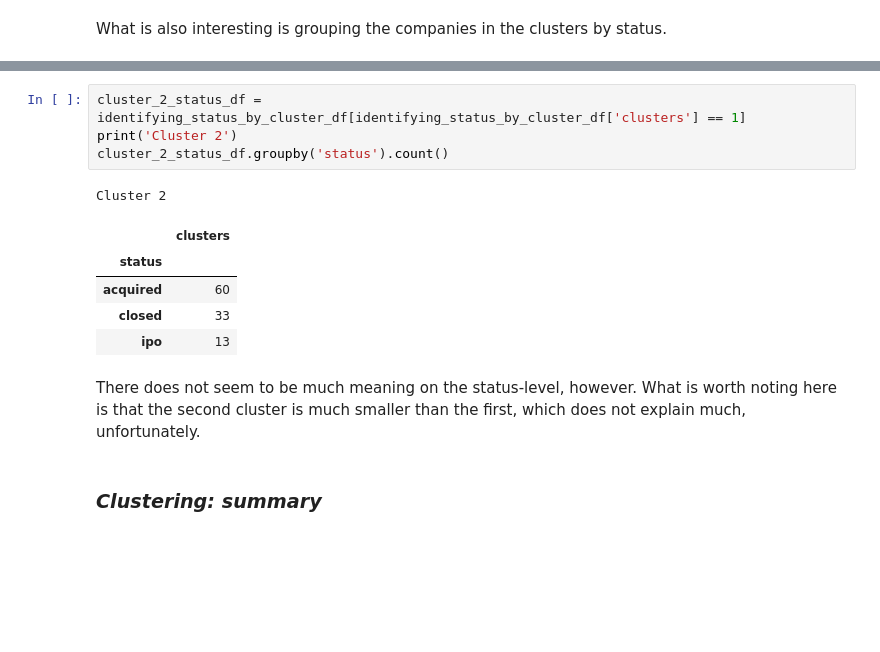
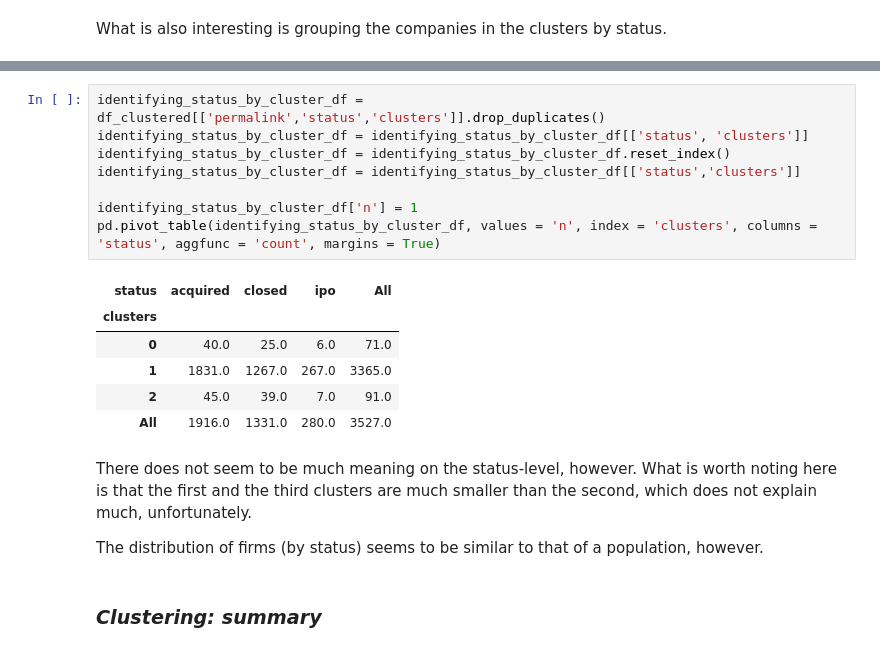
Before and after one commit to LVdatahub/Capstone-project----DS-Intensive-Springboard, a Jupyter notebook: Final notebook Capstone.ipynb, the cells around one changed output, grey strips where cells are left out. Saved outputs shown, nothing was run; the diff lists cells and outputs as text; blank space fills up the shorter version.

```diff
--- a/Final notebook Capstone.ipynb
+++ b/Final notebook Capstone.ipynb
@@ -1146,16 +1133,22 @@ Cluster 1
-# %%
-cluster_2_status_df = identifying_status_by_cluster_df[identifying_status_by_cluster_df['clusters'] == 1]
-print('Cluster 2')
-cluster_2_status_df.groupby('status').count()
-# %% [output]
-Cluster 2
-|  | clusters |
-| status |  |
-| acquired | 60 |
-| closed | 33 |
-| ipo | 13 |
+# %%
+identifying_status_by_cluster_df = df_clustered[['permalink','status','clusters']].drop_duplicates()
+identifying_status_by_cluster_df = identifying_status_by_cluster_df[['status', 'clusters']]
+identifying_status_by_cluster_df = identifying_status_by_cluster_df.reset_index()
+identifying_status_by_cluster_df = identifying_status_by_cluster_df[['status','clusters']]
+
+identifying_status_by_cluster_df['n'] = 1
+pd.pivot_table(identifying_status_by_cluster_df, values = 'n', index = 'clusters', columns = 'status', aggfunc = 'count', margins = True)
+# %% [output]
+| status | acquired | closed | ipo | All |
+| clusters |  |  |  |  |
+| 0 | 40.0 | 25.0 | 6.0 | 71.0 |
+| 1 | 1831.0 | 1267.0 | 267.0 | 3365.0 |
+| 2 | 45.0 | 39.0 | 7.0 | 91.0 |
+| All | 1916.0 | 1331.0 | 280.0 | 3527.0 |
 # %% [markdown]
-There does not seem to be much meaning on the status-level, however. What is worth noting here is that the second cluster is much smaller than the first, which does not explain much, unfortunately.
+There does not seem to be much meaning on the status-level, however. What is worth noting here is that the first and the third clusters are much smaller than the second, which does not explain much, unfortunately.
+
+The distribution of firms (by status) seems to be similar to that of a population, however.
 # %% [markdown]
 ### <i> Clustering: summary </i>
 # %% [markdown]
```
Also changed, not shown: parts of 59 cells of this notebook, 2 other files.
